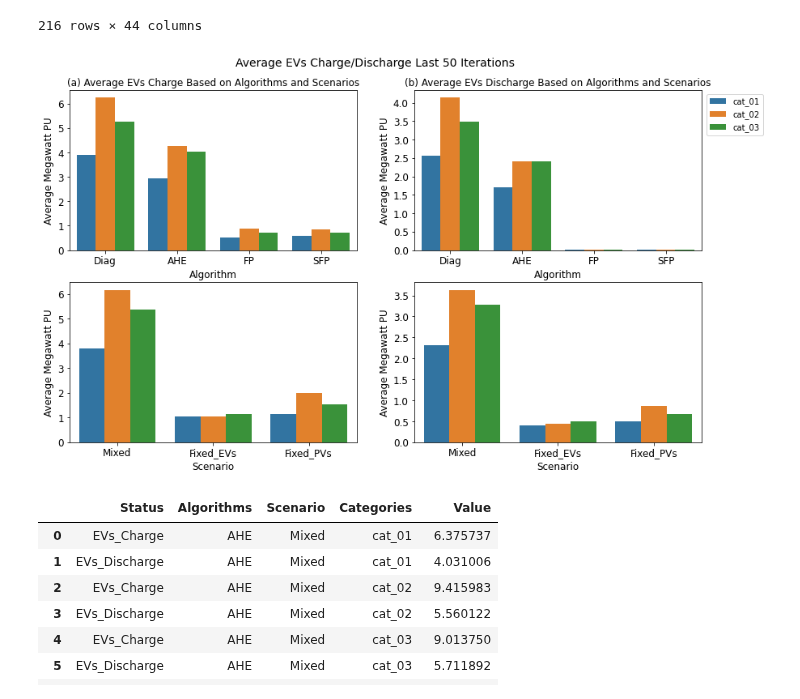
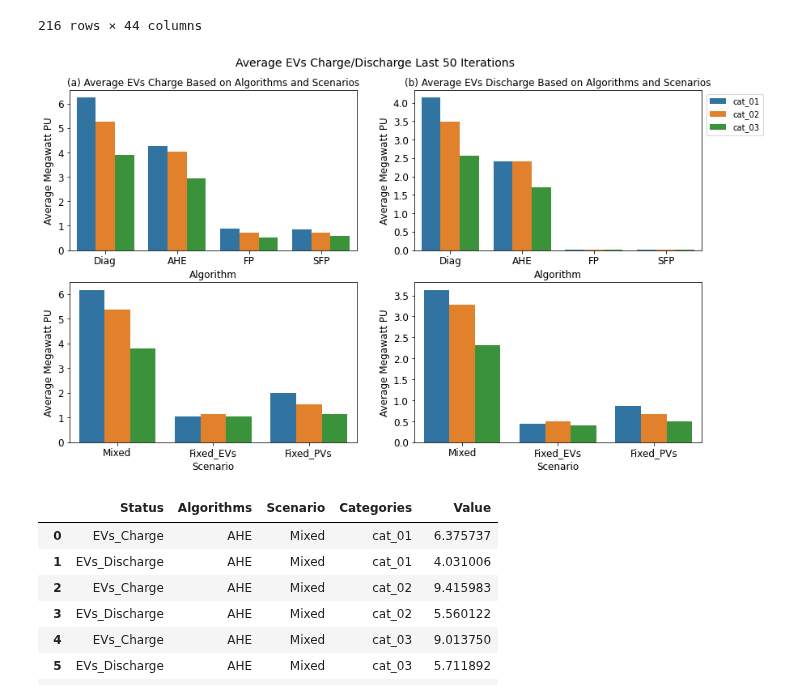
Before and after one commit to alirezakfz/PyomoModels, a Jupyter notebook: 08_SEST2022_DA_EQ/Results3/Plot/Journal_Generators_Nodal_Price.ipynb, the cells around one changed output. Drawn from its saved outputs; the diff is of its cells as text; code cells hidden in the pictures.

```diff
--- a/08_SEST2022_DA_EQ/Results3/Plot/Journal_Generators_Nodal_Price.ipynb
+++ b/08_SEST2022_DA_EQ/Results3/Plot/Journal_Generators_Nodal_Price.ipynb
@@ -257,7 +269,7 @@ last_n_iter = 50
 no_iterations = 0
 EVs_col = ['EVs_Charge','EVs_Discharge']
 time_list = ['Iteration','Time']
-categories = ['cat_01','cat_02', 'cat_03']
+categories = ['cat_03', 'cat_01', 'cat_02' ]
 
 
 charge_val=[]
@@ -324,34 +336,34 @@ df = df_compare.groupby(['Status','Algorithms','Categories']).mean().reset_index
 df = df[df.Status=='EVs_Discharge']
 
 
 
 sns.barplot(data= df,x='Algorithms', y='Value', hue='Categories', order=order, ax=axes[0,1])
 axes[0,1].set_title("(b) Average EVs Discharge Based on Algorithms and Scenarios", fontsize=12)
 axes[0,1].set_xlabel('Algorithm',fontsize=12);
 axes[0,1].set_ylabel('Average Megawatt PU',fontsize=font_s);
 
 df = df_compare.groupby(['Status','Scenario','Categories']).mean().reset_index()
 df = df[df.Status=='EVs_Discharge']
 
 sns.barplot(data= df,x='Scenario', y='Value', hue='Categories', order=h_order, ax=axes[1,1])
 #axes[1,1].set_title("Average EVs Charge Based on Algorithms and Scenarios", fontsize=12)
 axes[1,1].set_xlabel('Scenario',fontsize=12);
 axes[1,1].set_ylabel('Average Megawatt PU',fontsize=font_s);
 
 handles, labels = axes.flatten()[0].get_legend_handles_labels()
 #fig.legend(handles, labels, loc='upper right')
 fig.legend(handles, labels, bbox_to_anchor=(0.98, 0.88))
 
 for ax in axes.flatten():
     ax.get_legend().remove()
     #ax.set_rasterized(True)
     for item in ([ ax.xaxis.label, ax.yaxis.label] +ax.get_xticklabels() + ax.get_yticklabels()): # [ ax.yaxis.label] +
         item.set_fontsize(12)
 fig.suptitle('Average EVs Charge/Discharge Last %d Iterations'%last_n_iter, fontsize=14, y=0.95);
 
 fig.savefig("Figures/Nodal_Figures/Average_EVs_Charge_Discharge.png", bbox_inches= 'tight', dpi=300)
 # %% [output]
-[figure, old version]
+[figure, new version]
 # %%
 df = df_all[1]
 no_iteration = len(df.Iteration.unique())
```
Also changed, not shown: parts of 3 cells of this notebook, 5 other files.
